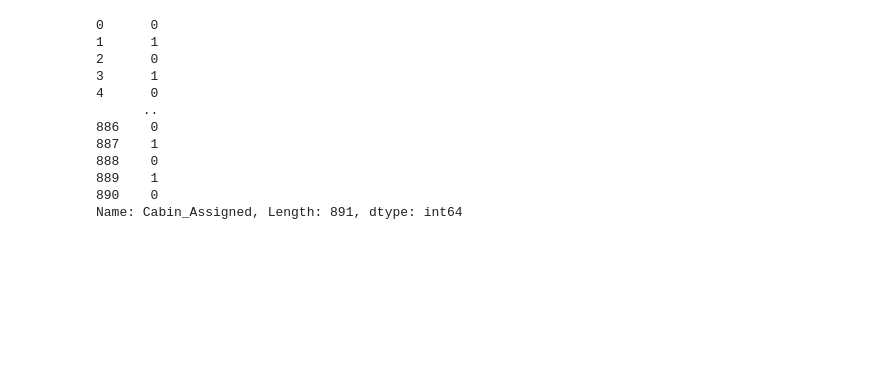
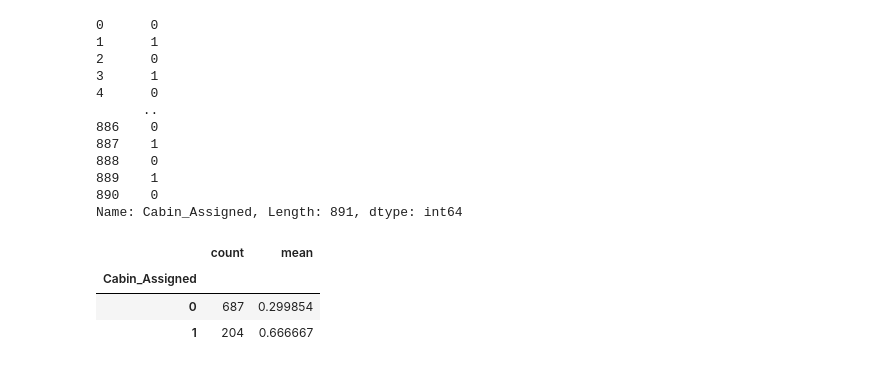
Before and after one commit to rawbil/models_V1, a Jupyter notebook: titanic_model/kaggle_submission1.ipynb, the cells around one changed output. Cells and saved outputs as stored; diff of their text form; code cells hidden in the pictures; blank space fills up the shorter version.

```diff
--- a/titanic_model/kaggle_submission1.ipynb
+++ b/titanic_model/kaggle_submission1.ipynb
@@ -465,6 +470,13 @@ train_df["Cabin_Assigned"]
 889    1
 890    0
 Name: Cabin_Assigned, Length: 891, dtype: int64
+# %%
+train_df.groupby(train_df["Cabin_Assigned"], as_index=True)["Survived"].agg(['count', 'mean'])
+# %% [output]
+|  | count | mean |
+| Cabin_Assigned |  |  |
+| 0 | 687 | 0.299854 |
+| 1 | 204 | 0.666667 |
 # %%
 train_df
 # %% [output]
```
Also changed, not shown: parts of 59 cells of this notebook.
